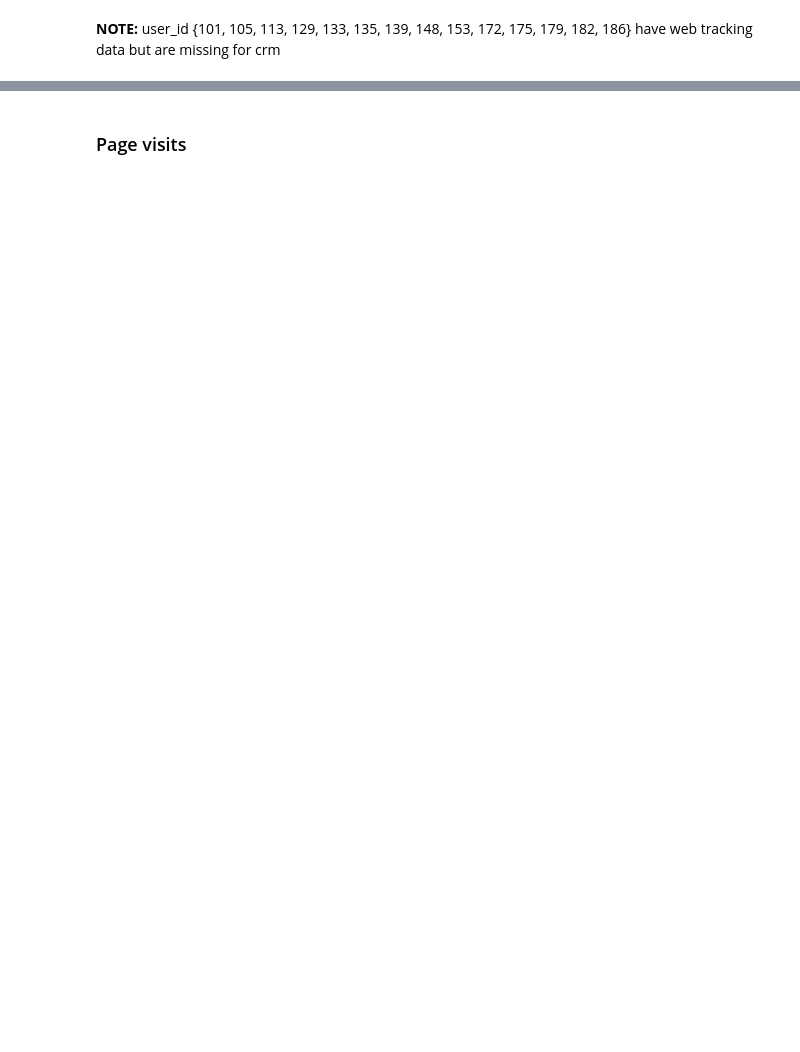
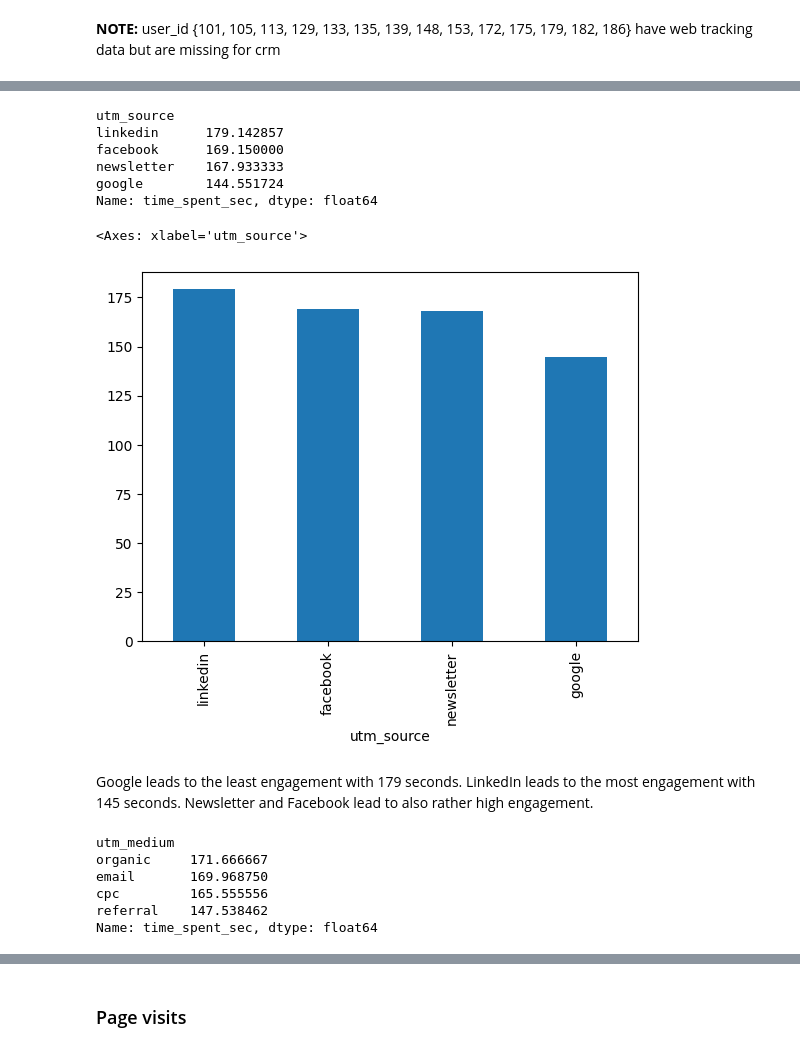
Before and after one commit to derfinn0501/case_study, a Jupyter notebook: process_data.ipynb, the cells around one changed output, grey strips where cells are left out. Cells and saved outputs as stored; diff of their text form; code cells hidden in the pictures; blank space fills up the shorter version.

```diff
--- a/process_data.ipynb
+++ b/process_data.ipynb
@@ -258,0 +428,28 @@ web_tracking_df.isna().sum()
+# %%
+
+get_mean_by_column(web_tracking_df, "utm_source", plot=False)
+# %% [output]
+utm_source
+linkedin      179.142857
+facebook      169.150000
+newsletter    167.933333
+google        144.551724
+Name: time_spent_sec, dtype: float64
+# %%
+get_mean_by_column(web_tracking_df, "utm_source", plot=True)
+# %% [output]
+<Axes: xlabel='utm_source'>
+[figure, added]
+# %% [markdown]
+Google leads to the least engagement with 179 seconds.
+LinkedIn leads to the most engagement with 145 seconds.
+Newsletter and Facebook lead to also rather high engagement.
+# %%
+get_mean_by_column(web_tracking_df, "utm_medium", plot=False)
+# %% [output]
+utm_medium
+organic     171.666667
+email       169.968750
+cpc         165.555556
+referral    147.538462
+Name: time_spent_sec, dtype: float64
```
Also changed, not shown: parts of 45 cells of this notebook.
